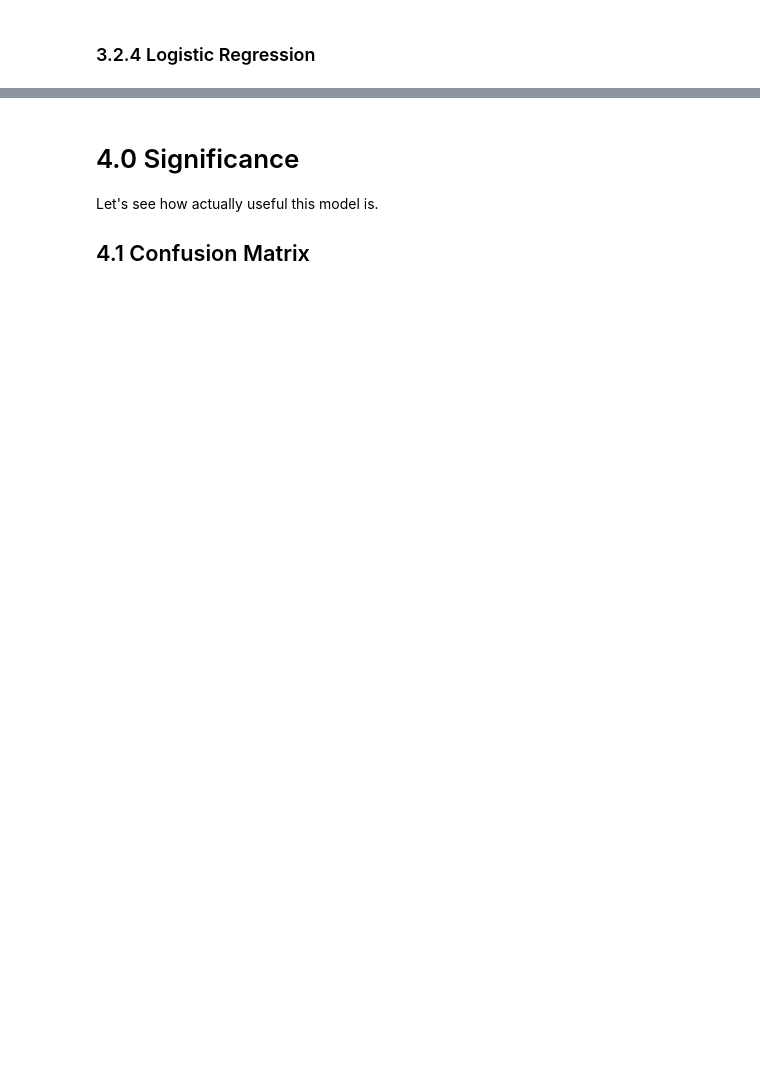
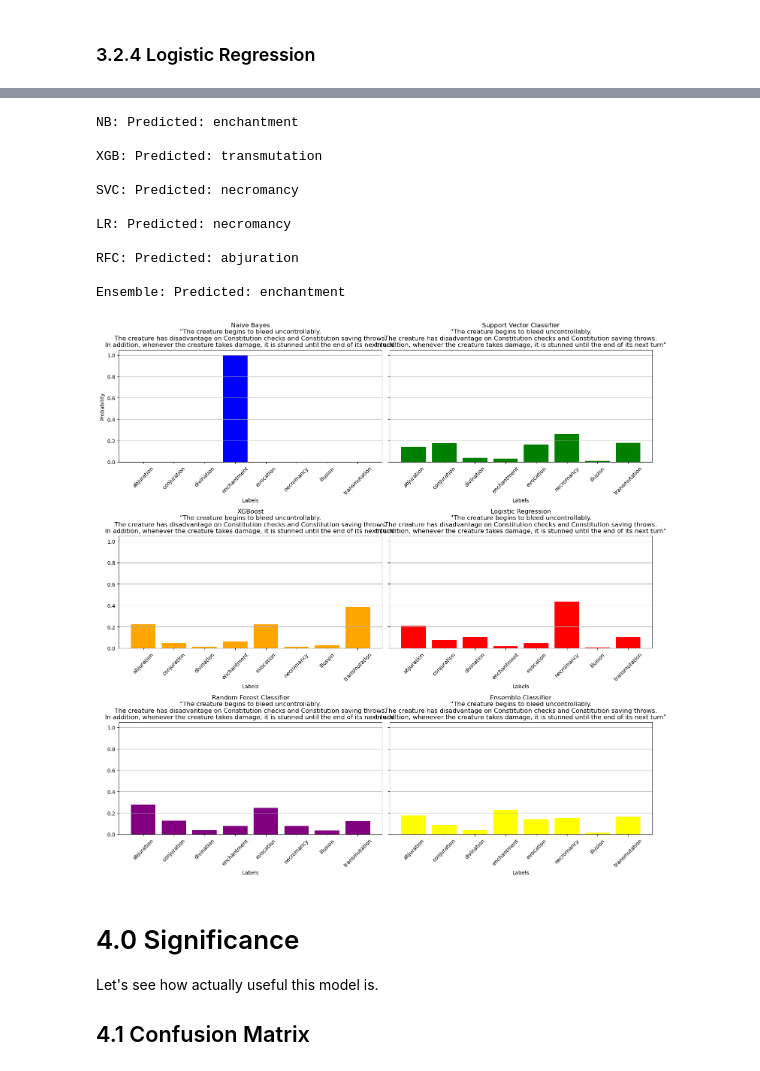
Before and after one commit to RoryThomas16/DND-Data-Scraper, a Jupyter notebook: DND Web Scraper.ipynb, the cells around one changed output, grey strips where cells are left out. Drawn from its saved outputs; the diff is of its cells as text; code cells hidden in the pictures; blank space fills up the shorter version.

```diff
--- a/DND Web Scraper.ipynb
+++ b/DND Web Scraper.ipynb
@@ -492,3 +701,19 @@ LR: Predicted: transmutation
+# %%
+fake_spell = "The creature begins to bleed uncontrollably.\nThe creature has disadvantage on Constitution checks and Constitution saving throws.\nIn addition, whenever the creature takes damage, it is stunned until the end of its next turn"
+probability_plots(fake_spell)
+# %% [output]
+NB: Predicted: enchantment
+
+XGB: Predicted: transmutation
+
+SVC: Predicted: necromancy
+
+LR: Predicted: necromancy
+
+RFC: Predicted: abjuration
+
+Ensemble: Predicted: enchantment
+[figure, added]
 # %% [markdown]
 # 4.0 Significance
 Let's see how actually useful this model is.
```
Also changed, not shown: parts of 30 cells of this notebook, 1 other file.
